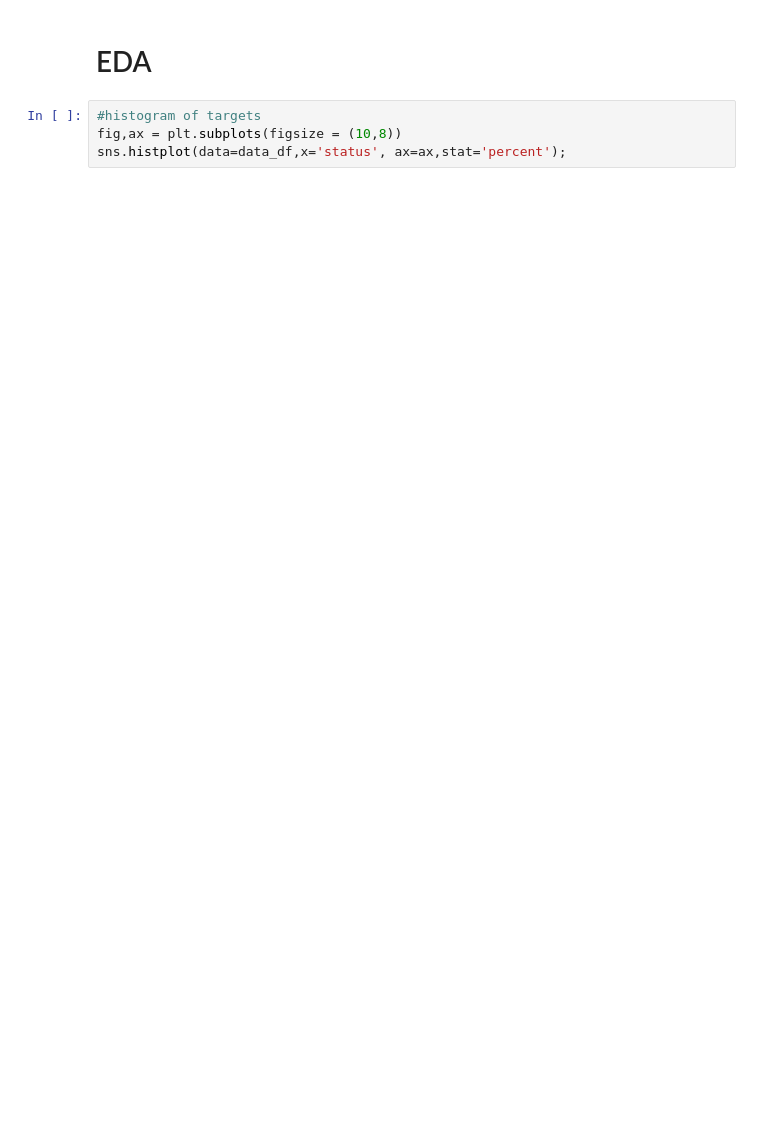
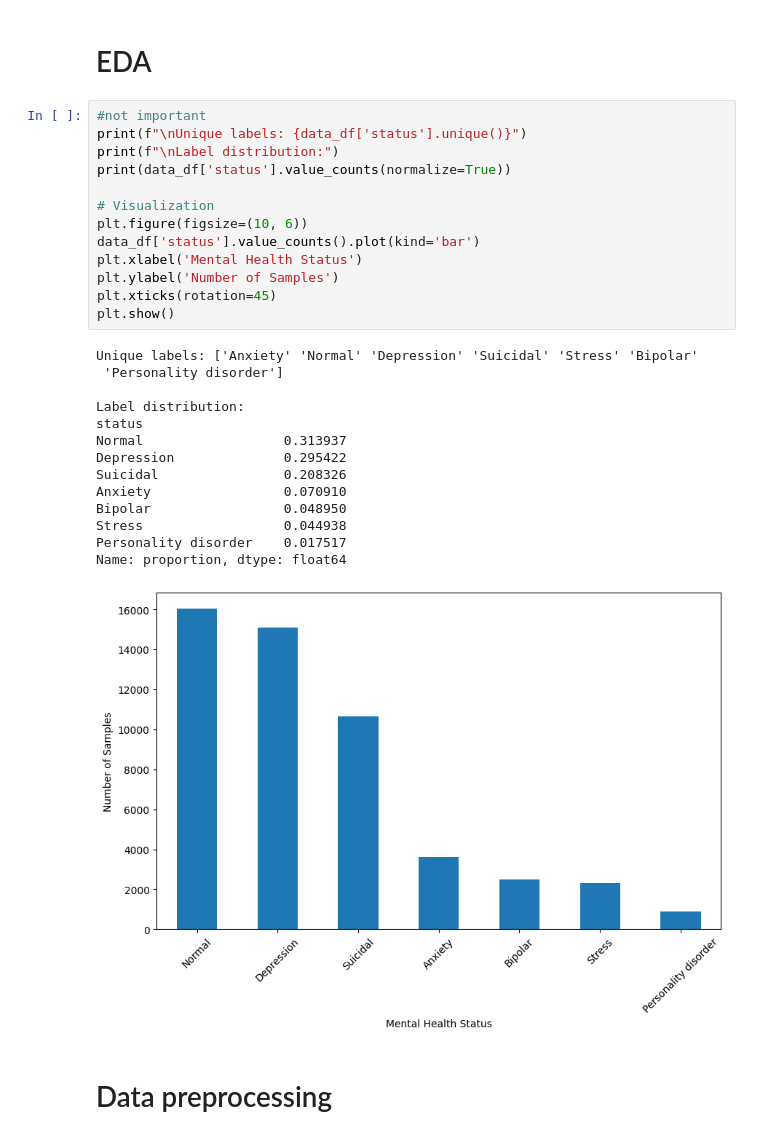
Before and after one commit to g0zzy/stress_sense, a Jupyter notebook: notebooks/sanjib_playground.ipynb, the cells around one changed output. Saved outputs shown, nothing was run; the diff lists cells and outputs as text; blank space fills up the shorter version.

```diff
--- a/notebooks/sanjib_playground.ipynb
+++ b/notebooks/sanjib_playground.ipynb
@@ -116,6 +89,32 @@ data_df.info()
 # %% [markdown]
 # EDA
 # %%
-#histogram of targets
-fig,ax = plt.subplots(figsize = (10,8))
-sns.histplot(data=data_df,x='status', ax=ax,stat='percent');
+#not important
+print(f"\nUnique labels: {data_df['status'].unique()}")
+print(f"\nLabel distribution:")
+print(data_df['status'].value_counts(normalize=True))
+
+# Visualization
+plt.figure(figsize=(10, 6))
+data_df['status'].value_counts().plot(kind='bar')
+plt.xlabel('Mental Health Status')
+plt.ylabel('Number of Samples')
+plt.xticks(rotation=45)
+plt.show()
+# %% [output]
+Unique labels: ['Anxiety' 'Normal' 'Depression' 'Suicidal' 'Stress' 'Bipolar'
+ 'Personality disorder']
+
+Label distribution:
+status
+Normal                  0.313937
+Depression              0.295422
+Suicidal                0.208326
+Anxiety                 0.070910
+Bipolar                 0.048950
+Stress                  0.044938
+Personality disorder    0.017517
+Name: proportion, dtype: float64
+[figure, added]
+# %% [markdown]
+# Data preprocessing
```
Also changed, not shown: parts of 36 cells of this notebook.
